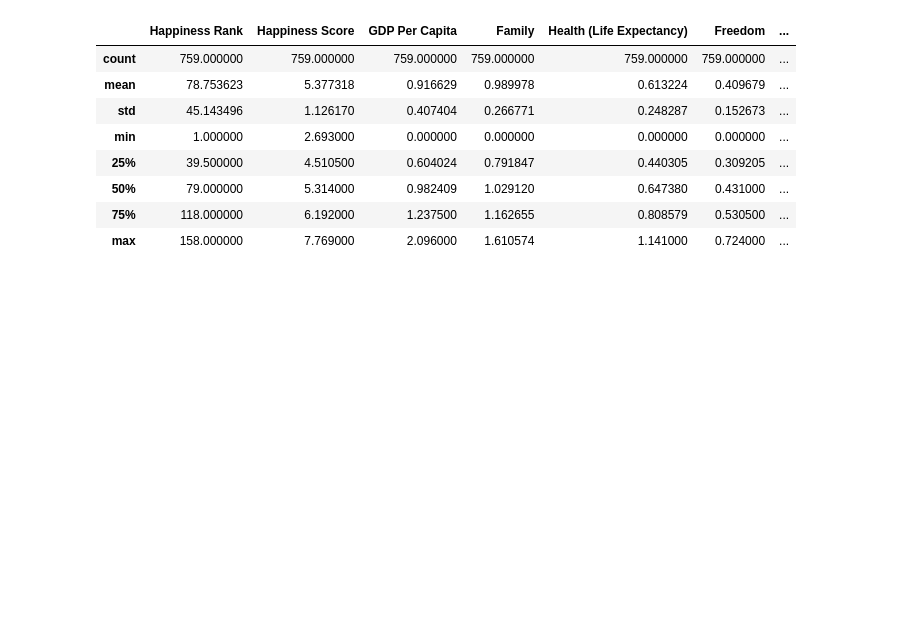
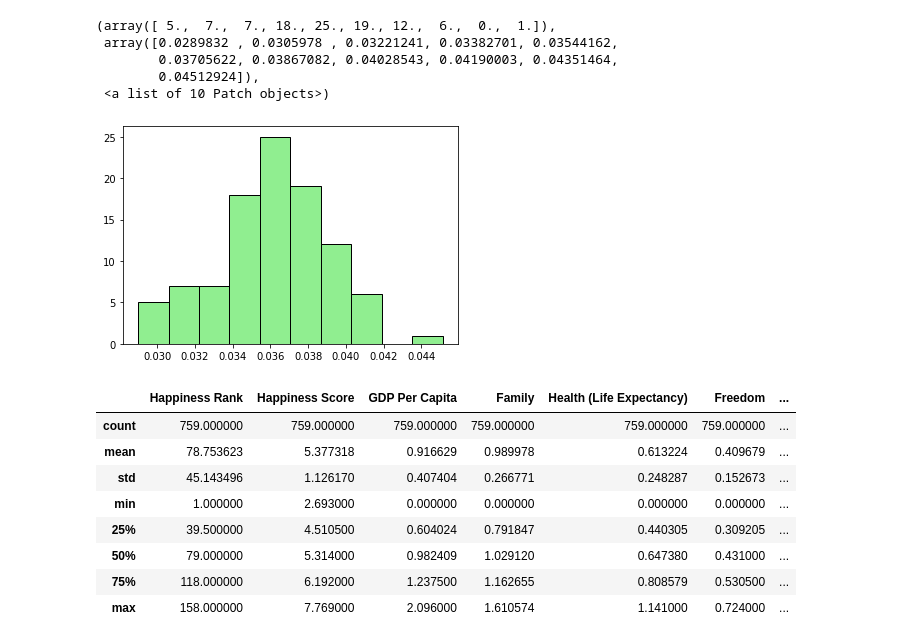
Before and after one commit to simrankgill/NSF_Mini_Project, a Jupyter notebook: WorldHappiness.ipynb, the cells around one changed output. Saved outputs shown, nothing was run; the diff lists cells and outputs as text; code cells hidden in the pictures; blank space fills up the shorter version.

```diff
--- a/WorldHappiness.ipynb
+++ b/WorldHappiness.ipynb
@@ -222,0 +139,12 @@ DF2019.sample(20)
+# %%
+from sklearn.tree import DecisionTreeRegressor
+
+mse = train_test(X,Y,DecisionTreeRegressor(max_depth=3))
+plt.hist(mse,edgecolor="black",color="lightgreen")
+# %% [output]
+(array([ 5.,  7.,  7., 18., 25., 19., 12.,  6.,  0.,  1.]),
+ array([0.0289832 , 0.0305978 , 0.03221241, 0.03382701, 0.03544162,
+        0.03705622, 0.03867082, 0.04028543, 0.04190003, 0.04351464,
+        0.04512924]),
+ <a list of 10 Patch objects>)
+[figure, added]
```
Also changed, not shown: parts of 21 cells of this notebook.
